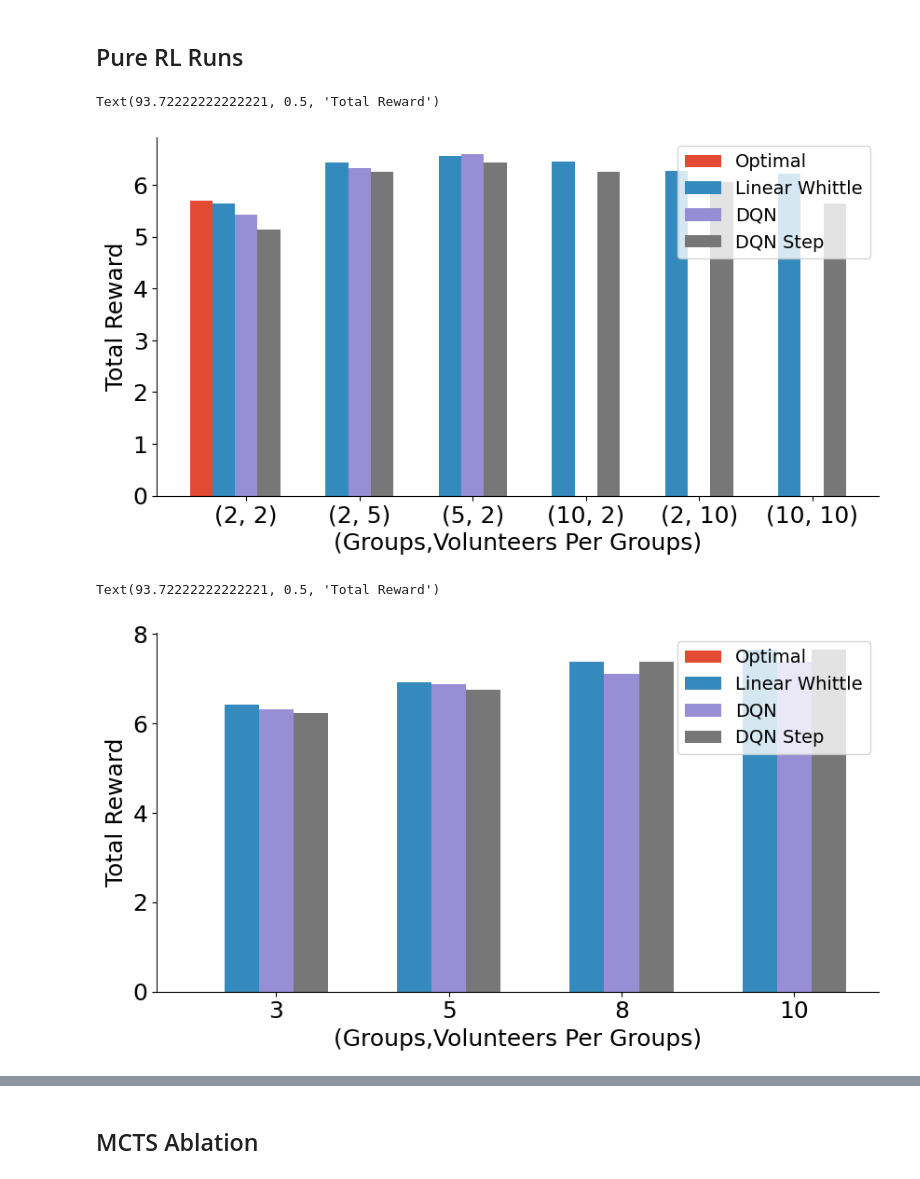
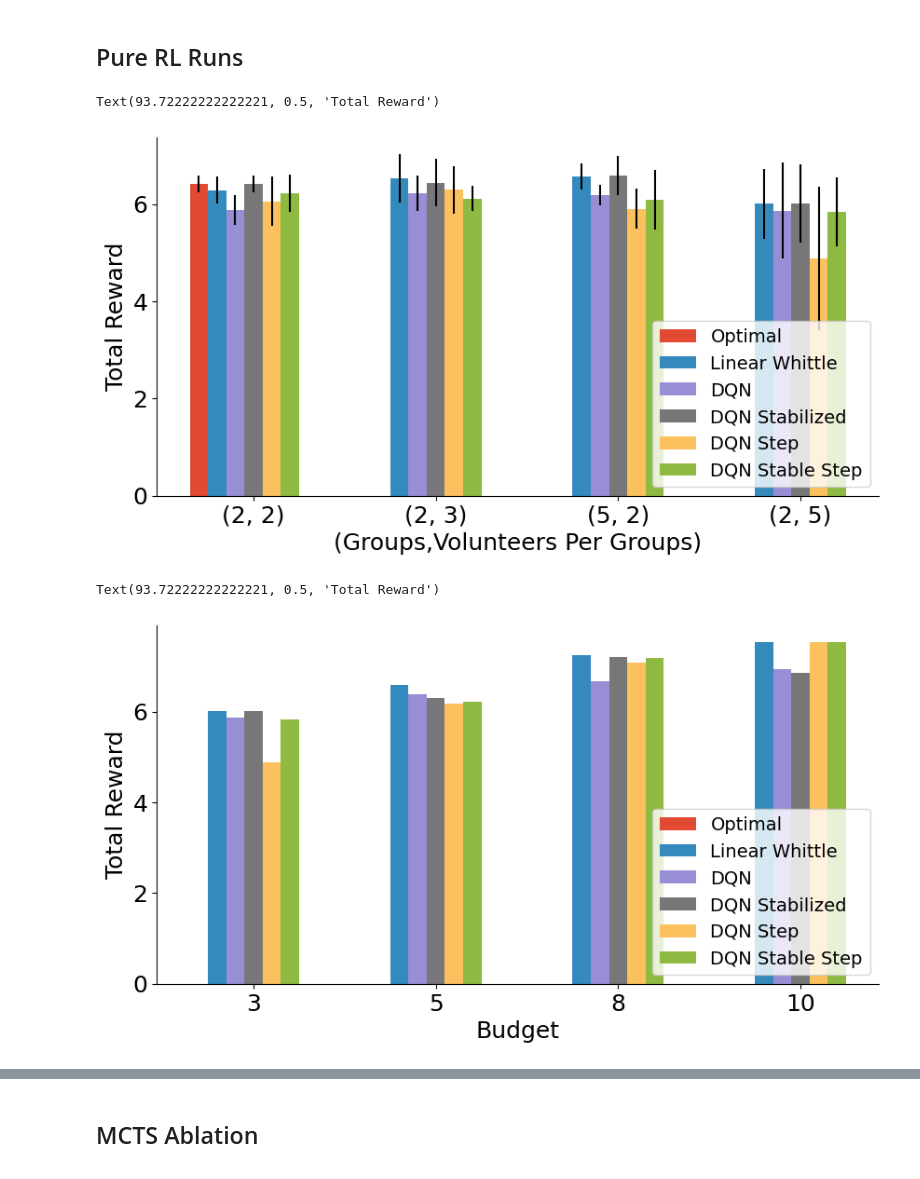
Before and after one commit to naveenr414/food-rescue-rmab, a Jupyter notebook: scripts/notebooks/Plotting.ipynb, the cells around one changed output, grey strips where cells are left out. Drawn from its saved outputs; the diff is of its cells as text; code cells hidden in the pictures.

Commit message:
Ran experiments with DQN + Step + Stabilization

```diff
--- a/scripts/notebooks/Plotting.ipynb
+++ b/scripts/notebooks/Plotting.ipynb
@@ -147,0 +148,26 @@ Text(93.72222222222221, 0.5, 'Total Reward')
+# %%
+method_names = ['greedy','random','engagement_whittle','linear_whittle','shapley_whittle','greedy_whittle']
+nice_names = ["Greedy","Random","Baseline Whittle","Linear Whittle","Shapley Whittle","Greedy Whittle"]
+budgets = [3,5,8,10]
+width = 0.1
+plt.figure(figsize=(10,5))
+
+for i,m in enumerate(method_names):
+    score_by_n = []
+
+    if m == 'mcts':
+        dataset = "semi_synthetic_mcts"
+    else:
+        dataset = "semi_synthetic"
+
+    for b in budgets:
+        results = get_results_matching_parameters(dataset,"",{'volunteers_per_arm': 2, 'lamb': 0.0, 'budget': b, 'prob_distro': 'uniform', 'n_arms': 5})
+        results = aggregate_data(results)
+
+        score_by_n.append(results['{}_reward'.format(m)][0])
+    plt.bar(np.array(list(range(len(budgets))))+i*width,score_by_n,width=width,label=nice_names[i])
+plt.legend(loc="lower right")
+plt.savefig("../../results/figures/semi_synthetic_budget.pdf",dpi=300, bbox_inches='tight')
+plt.xticks(np.array(list(range(len(budgets))))+width*len(method_names)/2,budgets)
+plt.xlabel("Budget")
+plt.ylabel("Total Reward")
@@ -761,37 +790,39 @@ Text(93.72222222222221, 0.5, 'Total Reward')
 # %% [markdown]
 ## Pure RL Runs
 # %%
-method_names = ['optimal','linear_whittle','dqn','dqn_step']
-nice_names = ["Optimal","Linear Whittle","DQN","DQN Step"]
-arms_volunteers = [(2,2),(2,5),(5,2),(10,2),(2,10),(10,10)]
-width = 0.2
+method_names = ['optimal','linear_whittle','dqn','dqn_stable','dqn_step','dqn_stable_step']
+nice_names = ["Optimal","Linear Whittle","DQN","DQN Stabilized","DQN Step","DQN Stable Step"]
+arms_volunteers = [(2,2),(2,3),(5,2),(2,5)]
+width = 0.1
 plt.figure(figsize=(10,5))
 
 for i,m in enumerate(method_names):
     score_by_n = []
+    std_by_n = []
 
     dataset = "mcts_exploration/rl_exploration"
 
     for arms,volunteers in arms_volunteers:
         results = get_results_matching_parameters(dataset,"",{'volunteers_per_arm': volunteers, 'lamb': 0.5, 'budget': 3, 'prob_distro': 'uniform', 'n_arms': arms})
         results = aggregate_data(results)
         if '{}_reward'.format(m) not in results:
-            results['{}_reward'.format(m)] = [0]
+            results['{}_reward'.format(m)] = (0,0)
         score_by_n.append(results['{}_reward'.format(m)][0])
-    plt.bar(np.array(list(range(len(arms_volunteers))))+i*width,score_by_n,width=width,label=nice_names[i])
-plt.legend()
+        std_by_n.append(results['{}_reward'.format(m)][1])
+    plt.bar(np.array(list(range(len(arms_volunteers))))+i*width,score_by_n,width=width,label=nice_names[i],yerr=std_by_n)
+plt.legend(loc="lower right")
 plt.savefig("../../results/figures/pure_rl.pdf",dpi=300, bbox_inches='tight')
 plt.xticks(np.array(list(range(len(arms_volunteers))))+width*len(method_names)/2,arms_volunteers)
 plt.xlabel("(Groups,Volunteers Per Groups)")
 plt.ylabel("Total Reward")
 # %% [output]
 Text(93.72222222222221, 0.5, 'Total Reward')
-[figure, old version]
+[figure, new version]
 # %%
-method_names = ['optimal','linear_whittle','dqn','dqn_step']
-nice_names = ["Optimal","Linear Whittle","DQN","DQN Step"]
+method_names = ['optimal','linear_whittle','dqn','dqn_stable','dqn_step','dqn_stable_step']
+nice_names = ["Optimal","Linear Whittle","DQN","DQN Stabilized","DQN Step","DQN Stable Step"]
 budgets = [3,5,8,10]
-width = 0.2
+width = 0.1
 plt.figure(figsize=(10,5))
 
 for i,m in enumerate(method_names):
@@ -806,12 +837,12 @@ for i,m in enumerate(method_names):
             results['{}_reward'.format(m)] = [0]
         score_by_n.append(results['{}_reward'.format(m)][0])
     plt.bar(np.array(list(range(len(budgets))))+i*width,score_by_n,width=width,label=nice_names[i])
-plt.legend()
+plt.legend(loc="lower right")
 plt.savefig("../../results/figures/pure_rl_budget.pdf",dpi=300, bbox_inches='tight')
 plt.xticks(np.array(list(range(len(budgets))))+width*len(method_names)/2,budgets)
-plt.xlabel("(Groups,Volunteers Per Groups)")
+plt.xlabel("Budget")
 plt.ylabel("Total Reward")
 # %% [output]
 Text(93.72222222222221, 0.5, 'Total Reward')
-[figure, old version]
+[figure, new version]
 # %%
```
Also changed, not shown: parts of 9 cells of this notebook, 12 other files.
